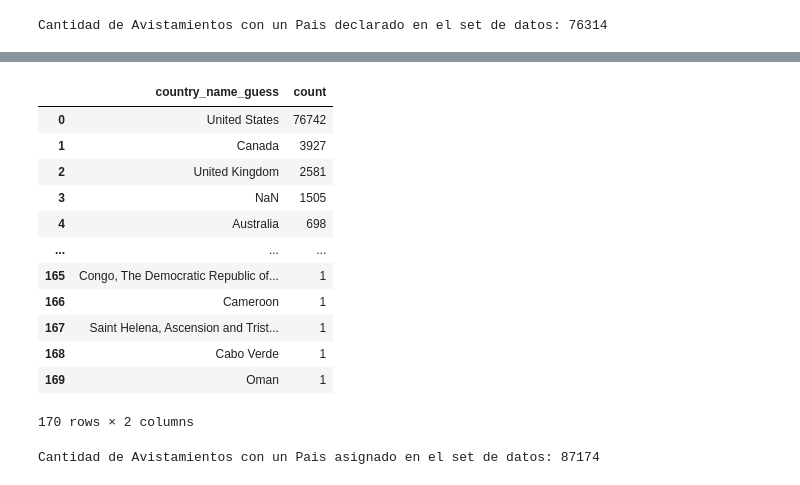
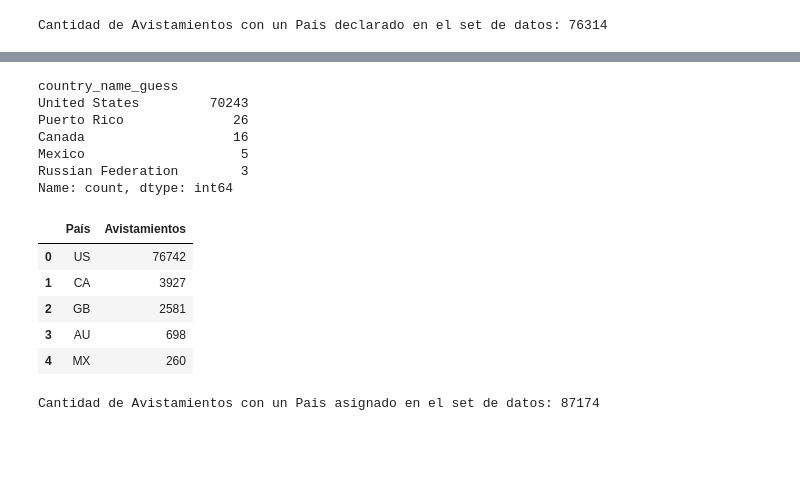
Before and after one commit to luis-dgz/Doctoralia_BusinessCase, a Jupyter notebook: UFO_Sighthings.ipynb, the cells around one changed output, grey strips where cells are left out. Saved outputs shown, nothing was run; the diff lists cells and outputs as text; code cells hidden in the pictures; blank space fills up the shorter version.

```diff
--- a/UFO_Sighthings.ipynb
+++ b/UFO_Sighthings.ipynb
@@ -140,20 +218,29 @@ df_ufo[(df_ufo['longitude'] != '0') & (df_ufo['country'].isnull())].shape
 # %%
 import reverse_geocoder as rg
 import pycountry
+import numpy as np
 
-# Filtrar solo filas con coordenadas válidas
+# Crear máscara para coordenadas válidas (no nulas y diferentes de 0)
 mask_valid_coords = (
     df_ufo["latitude"].notna() &
     df_ufo["longitude"].notna() &
     (df_ufo["latitude"] != 0) &
     (df_ufo["longitude"] != 0)
 )
+
+# Lista de coordenadas válidas
 coordenadas = list(zip(df_ufo.loc[mask_valid_coords, "latitude"], df_ufo.loc[mask_valid_coords, "longitude"]))
 
-# Aplicar reverse geocoding solo a las filas válidas
+# Aplicar reverse geocoding solo a las coordenadas válidas
 resultados = rg.search(coordenadas, mode=2)
 
-# Insertar los resultados directamente en df_ufo
+# Inicializar columnas con NaN
+columnas_nuevas = ["lat_guess", "lon_guess", "city_guess", "admin1_guess", "admin2_guess",
+                    "country_code_guess", "country_name_guess"]
+for col in columnas_nuevas:
+    df_ufo[col] = pd.Series([np.nan] * len(df_ufo), dtype="object")
+
+# Asignar resultados solo a las filas válidas
 df_ufo.loc[mask_valid_coords, "lat_guess"] = [r["lat"] for r in resultados]
 df_ufo.loc[mask_valid_coords, "lon_guess"] = [r["lon"] for r in resultados]
 df_ufo.loc[mask_valid_coords, "city_guess"] = [r["name"] for r in resultados]
@@ -161,13 +248,11 @@ df_ufo.loc[mask_valid_coords, "admin1_guess"] = [r["admin1"] for r in resultados
 df_ufo.loc[mask_valid_coords, "admin2_guess"] = [r["admin2"] for r in resultados]
 df_ufo.loc[mask_valid_coords, "country_code_guess"] = [r["cc"] for r in resultados]
 
+# Convertir código ISO a nombre de país
 def iso_to_country_name(code):
     try:
         return pycountry.countries.get(alpha_2=code.upper()).name
     except:
         return None
 
-# Crear nueva columna con nombre del país
 df_ufo.loc[mask_valid_coords, "country_name_guess"] = df_ufo.loc[mask_valid_coords, "country_code_guess"].apply(iso_to_country_name)
-# (Opcional) Línea para borrar columnas si ya no las necesitas:
-# df_ufo.drop(columns=["lat_guess", "lon_guess", "city_guess", "admin1_guess", "admin2_guess", "country_code_guess"], inplace=True)
@@ -186,20 +259,25 @@ Name: count, dtype: int64
+# %%
+# Revisando la información previa de country para US con los nuevos valores obtenidos por coordenadas
+df_ufo[df_ufo['country'] == 'us']['country_name_guess'].value_counts(dropna=False)
+# %% [output]
+country_name_guess
+United States         70243
+Puerto Rico              26
+Canada                   16
+Mexico                    5
+Russian Federation        3
+Name: count, dtype: int64
 # %%
-ufo_country = df_ufo[['country_name_guess']].value_counts(dropna=False).reset_index()
-ufo_country
+ufo_country = df_ufo['country_code_guess'].value_counts().reset_index()
+ufo_country.columns = ["País", "Avistamientos"]
+ufo_country.head()
 # %% [output]
-|  | country_name_guess | count |
-| 0 | United States | 76742 |
-| 1 | Canada | 3927 |
-| 2 | United Kingdom | 2581 |
-| 3 | NaN | 1505 |
-| 4 | Australia | 698 |
-| ... | ... | ... |
-| 165 | Congo, The Democratic Republic of... | 1 |
-| 166 | Cameroon | 1 |
-| 167 | Saint Helena, Ascension and Trist... | 1 |
-| 168 | Cabo Verde | 1 |
-| 169 | Oman | 1 |
+|  | País | Avistamientos |
+| 0 | US | 76742 |
+| 1 | CA | 3927 |
+| 2 | GB | 2581 |
+| 3 | AU | 698 |
+| 4 | MX | 260 |
-170 rows × 2 columns
 # %%
 print('Cantidad de Avistamientos con un Pais asignado en el set de datos:', df_ufo['country_name_guess'].value_counts().sum())
 # %% [output]
```
Also changed, not shown: parts of 27 cells of this notebook.
